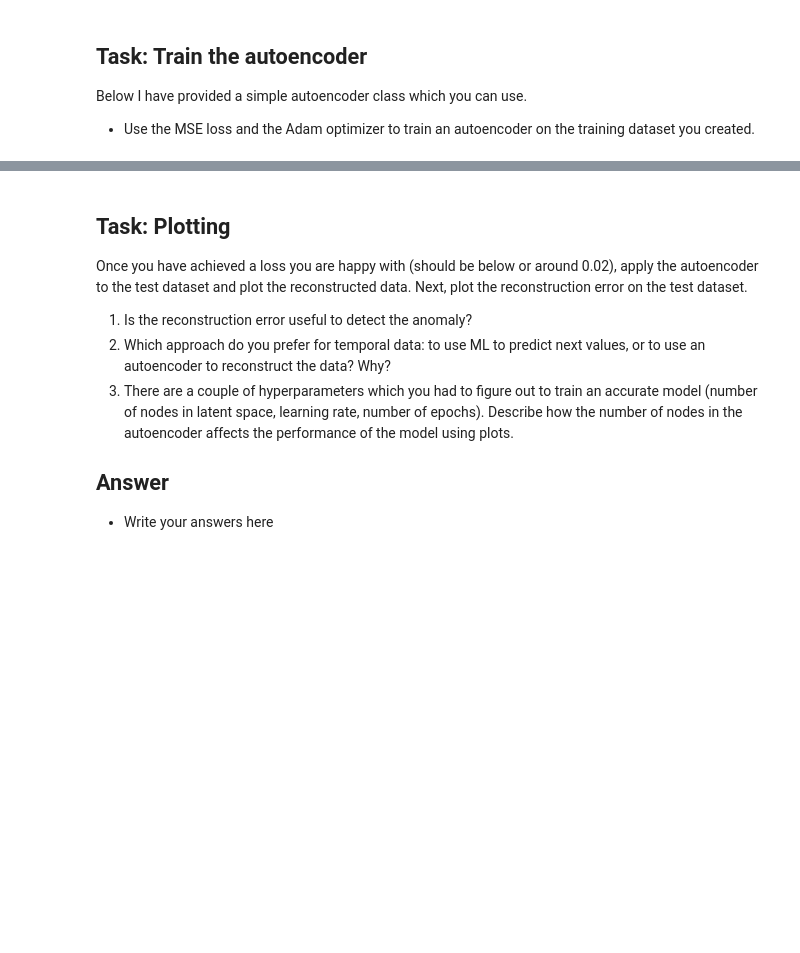
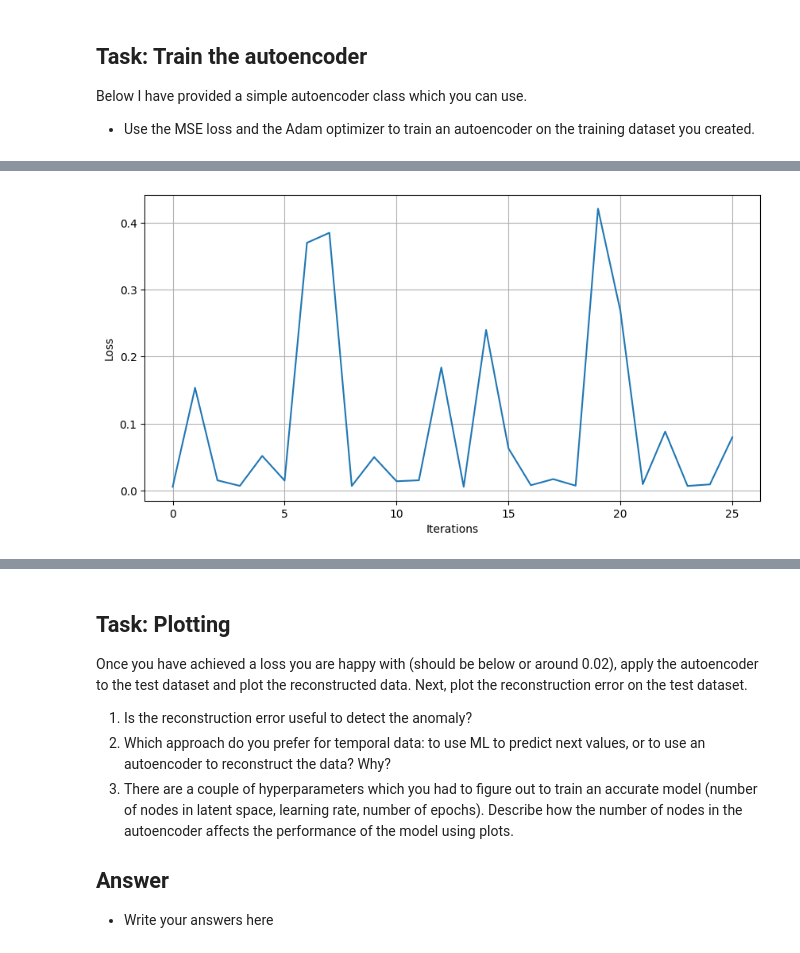
Before and after one commit to filippocasari/AS1SecML, a Jupyter notebook: AS1SecurityML.ipynb, the cells around one changed output, grey strips where cells are left out. Saved outputs shown, nothing was run; the diff lists cells and outputs as text; code cells hidden in the pictures; blank space fills up the shorter version.

```diff
--- a/AS1SecurityML.ipynb
+++ b/AS1SecurityML.ipynb
@@ -483,0 +495,44 @@ optimizer = None
+# %%
+# TODO: training loop
+def training_epoch(model, train_x, optimizer, loss_fn):
+    running_loss = 0.
+    last_loss = 0.
+    losses=[]
+    iterations=0
+    for i, data in enumerate(train_x):
+        optimizer.zero_grad()
+        outputs = model(data)
+        loss = loss_fn(outputs, data)
+        loss.backward()
+
+        # Adjust learning weights
+        optimizer.step()
+        running_loss += loss.item()
+        losses.append(loss.item())
+        iterations+=1
+        if i % 30 == 0:
+            last_loss = running_loss / 30 # loss per batch
+            print(f'batch {i + 1} loss: {last_loss}')
+            running_loss = 0.
+
+    return last_loss, losses, iterations
+# %%
+#EPOCHS = 10
+epoch=0
+avg_loss=10000
+losses =[]
+iterations=0
+while(avg_loss>0.0002):
+    model.train(True)
+    avg_loss, losses, iterations = training_epoch(model, train_x, optimizer, loss_fn)
+
+    print(f'Epoch {epoch} loss: {avg_loss}')
+    epoch+=1
+model.train(False)
+plt.figure(figsize=(10, 5))
+plt.plot(list(range(iterations)), losses)
+plt.xlabel("Iterations")
+plt.ylabel("Loss")
+plt.grid()
+plt.show()
+# %% [output]
@@ -483,0 +556 @@ optimizer = None
+[figure, added]
```
Also changed, not shown: parts of 8 cells of this notebook.
